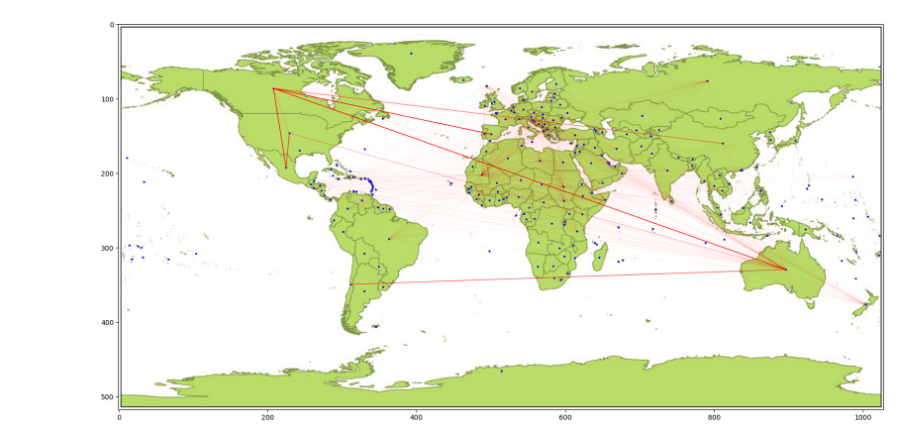
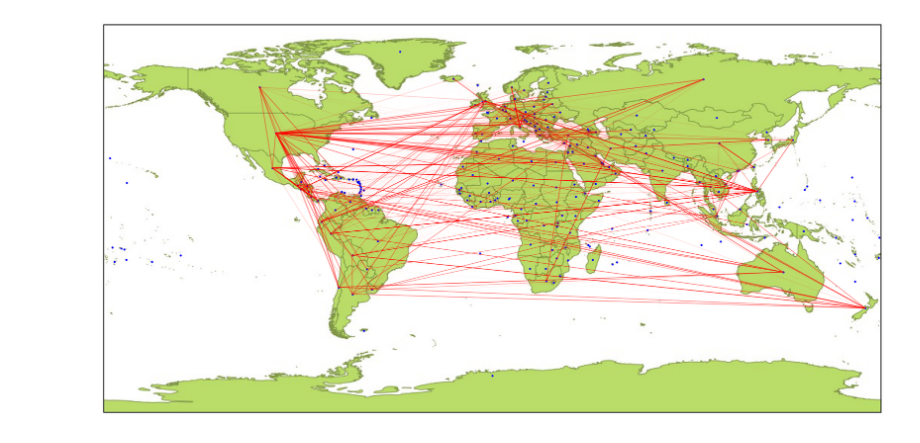
Before and after one commit to bizhili/Topology_Learning_Epis, a Jupyter notebook: test_multi_cities_no_att_real.ipynb, the cells around one changed output. Saved outputs shown, nothing was run; the diff lists cells and outputs as text; code cells hidden in the pictures.

```diff
--- a/test_multi_cities_no_att_real.ipynb
+++ b/test_multi_cities_no_att_real.ipynb
@@ -190,8 +208,8 @@ inferZmatNp= inferZmat.cpu().detach().numpy().squeeze()
 pxs= []
 pys= []
 # Compute histogram
-for i in range(1200):
-    px= i*(np.max(inferZmatNp)-np.min(inferZmatNp))/1000
+for i in range(120):
+    px= i*(np.mean(inferZmatNp)-np.min(inferZmatNp))*3
     py= np.sum(inferZmatNp[inferZmatNp<px])/np.sum(inferZmatNp)
     pxs.append(px)
     pys.append(py)
@@ -210,11 +228,17 @@ plt.show()
 # %%
 printFlag= 1
 # #save: A, preA, losses, taus, pretaus, R0s, preR0s, [errors]
-utils.log_print(printFlag,1/myEpi.taus.T) # recoverry rate
+utils.log_print(printFlag,1/(1.01+torch.abs(myEpi.taus)).T) # recoverry rate
 utils.log_print(printFlag,(myEpi.R0dTaus).T)# transmission rate
 #H1N1:(0.1677, 0.1849), Sars: (0.1630, 0.1578), Covid: (0.1873, 0.3838)
+zMatBound= A_mat.create_A_mat(torch.ones((paras.n, paras.n)).to(device)-torch.eye(paras.n).to(device), P)
 IMatrix= torch.eye(paras.n, device= device)
 # print(inferZmat)
 PreA= A_mat.reverse_A_mat(inferZmat, P)
+PreA= PreA*P
+PreA= PreA/torch.norm(PreA)
+
+inferZmat= inferZmat/torch.norm(inferZmat)
+
 utils.log_print(printFlag,torch.var(myEpi.taus, dim= 0))
 # %% [output]
@@ -343,26 +323,27 @@ Not a country: Wake Island
-# %%
-popIdxDataNp= np.array(popIdxData, dtype= "int")
-coordinatesArrayTmp= np.array(coordinatesList)#[np.array(popIdxData, dtype= "int"), :]
 # %%
-plt.figure(figsize=(10.28*2, 5.18*2))
-img = plt.imread("WorldEqdc.jpg")
-plt.imshow(img)
-coordinatesArray= coordinatesArrayTmp.copy()
-coordinatesArray[:, 1]= 2.835*coordinatesArrayTmp[:, 1]+1028/2
-coordinatesArray[:, 0]= -2.835*coordinatesArrayTmp[:, 0]+518/2
-plt.scatter(coordinatesArray[:, 1], coordinatesArray[:, 0], color='blue', s=4, label="Locations")
-# for i in popIdxDataNp[:]:
-#     plt.text(coordinatesArray[i, 1] + 0.1,
-#             coordinatesArray[i, 0] + 0.1, f"{popName[i]}", fontsize=10, color='black')  # Annotate points
-PreANp= PreA.cpu().detach().numpy()
-for i in range(PreANp.shape[0]):
-    for j in range(i + 1, PreANp.shape[1]):  # Only upper triangle (undirected graph)
-        if (PreANp[i, j]+PreANp[j, i])/2 > 1e-3 :# Only plot edges with weight > 0
-            weight = (PreANp[i, j]+PreANp[j, i])/2
-            plt.plot(
-                [coordinatesArray[popIdxDataNp[i], 1], coordinatesArray[popIdxDataNp[j], 1]],
-                [coordinatesArray[popIdxDataNp[i], 0], coordinatesArray[popIdxDataNp[j], 0]],
-                color='red', alpha=min(weight*4, 1), linewidth= 1
-            )
+popIdxDataNp= np.array(popIdxData, dtype= "int")
+def plot_on_map(PreANp, lineWeightRatio= 10):
+    plt.figure(figsize=(10.28*2, 5.18*2))
+    coordinatesArrayTmp= np.stack([data["loc_x"].to_numpy(), data["loc_y"].to_numpy()], axis= 1)
+    img = plt.imread("WorldEqdc.jpg")
+    plt.imshow(img)
+    coordinatesArray= coordinatesArrayTmp.copy()
+    coordinatesArray[:, 1]= 2.835*coordinatesArrayTmp[:, 1]+1028/2
+    coordinatesArray[:, 0]= -2.835*coordinatesArrayTmp[:, 0]+518/2
+    plt.scatter(coordinatesArray[:, 1], coordinatesArray[:, 0], color='blue', s=4, label="Locations")
+    # for i in range(len(popName)):
+    #     plt.text(coordinatesArray[i, 1] + 0.1,
+    #             coordinatesArray[i, 0] + 0.1, f"{popName[i]}", fontsize=10, color='black')  # Annotate points
+    for i in range(PreANp.shape[0]):
+        for j in range(i + 1, PreANp.shape[1]):  # Only upper triangle (undirected graph)
+            if (PreANp[j, i]+PreANp[i, j])/2 > 1e-5 :# Only plot edges with weight > 0
+                weight = (PreANp[j, i]+PreANp[i, j])/2
+                plt.plot(
+                    [coordinatesArray[popIdxDataNp[i], 1], coordinatesArray[popIdxDataNp[j], 1]],
+                    [coordinatesArray[popIdxDataNp[i], 0], coordinatesArray[popIdxDataNp[j], 0]],
+                    color='red', alpha=min((weight)*lineWeightRatio, 1), linewidth= 1
+                )
+    plt.axis('off')
+plot_on_map(PreA.cpu().detach().numpy(), 20)
 # %% [output]
-[figure, old version]
+[figure, new version]
```
Also changed, not shown: parts of 15 cells of this notebook, 11 other files.
